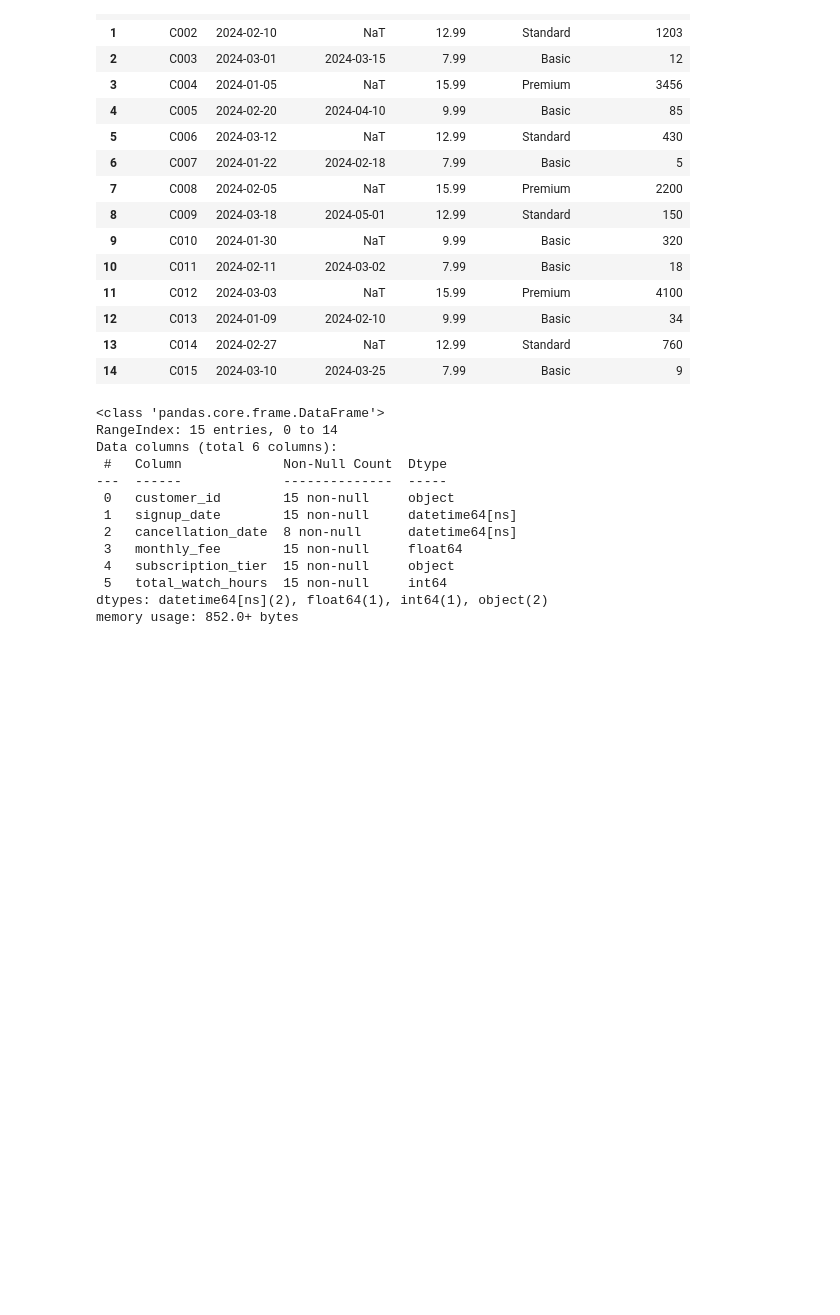
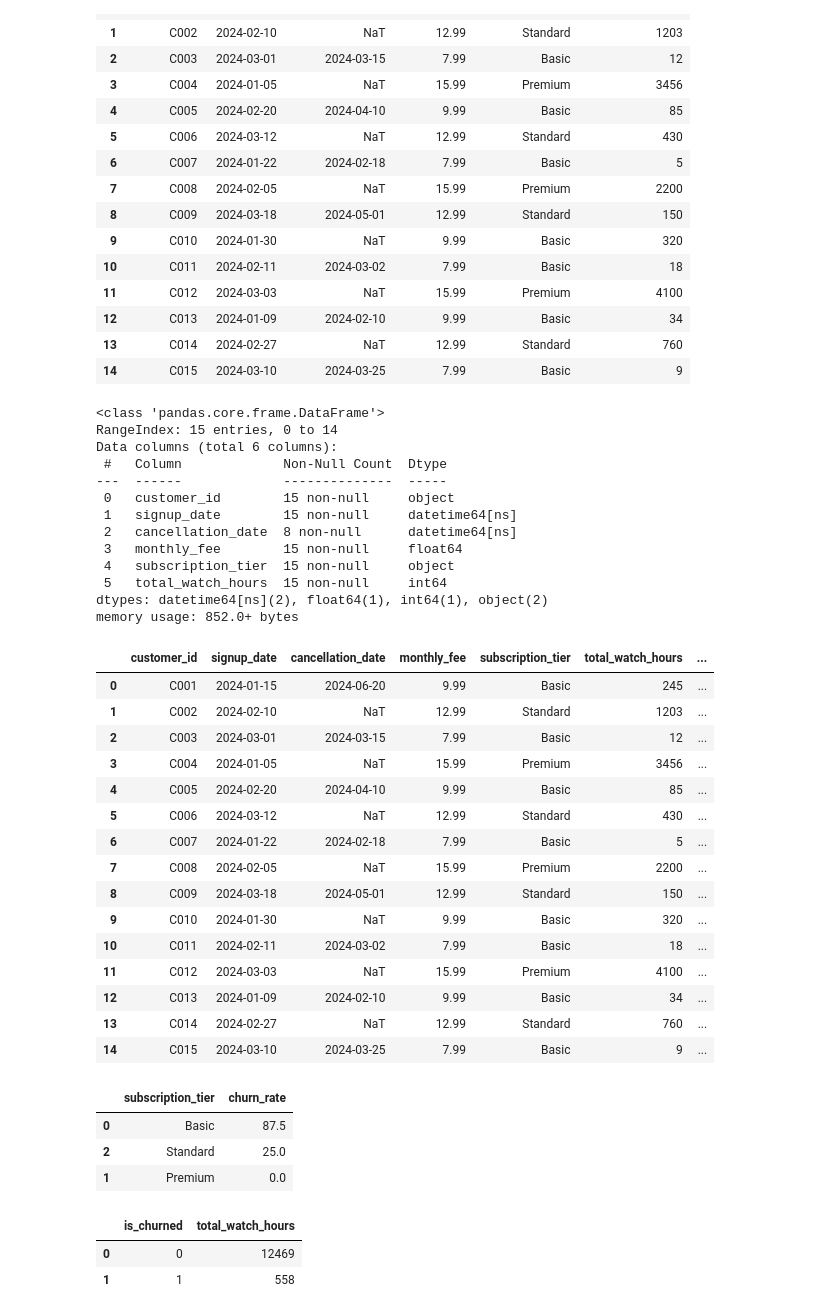
Before and after one commit to Alok-Senapati/Masai-IITP-AIML-Assignments, a Jupyter notebook: Assignment18.ipynb, the cells around one changed output. Cells and saved outputs as stored; diff of their text form; code cells hidden in the pictures; blank space fills up the shorter version.

```diff
--- a/Assignment18.ipynb
+++ b/Assignment18.ipynb
@@ -96,3 +96,47 @@ Data columns (total 6 columns):
  5   total_watch_hours  15 non-null     int64
 dtypes: datetime64[ns](2), float64(1), int64(1), object(2)
 memory usage: 852.0+ bytes
+# %%
+## Part 2 - Indicate a churn indicator
+customer_data['is_churned'] = customer_data['cancellation_date'].notna().astype('int')
+customer_data
+# %% [output]
+|  | customer_id | signup_date | cancellation_date | monthly_fee | subscription_tier | total_watch_hours | ... |
+| 0 | C001 | 2024-01-15 | 2024-06-20 | 9.99 | Basic | 245 | ... |
+| 1 | C002 | 2024-02-10 | NaT | 12.99 | Standard | 1203 | ... |
+| 2 | C003 | 2024-03-01 | 2024-03-15 | 7.99 | Basic | 12 | ... |
+| 3 | C004 | 2024-01-05 | NaT | 15.99 | Premium | 3456 | ... |
+| 4 | C005 | 2024-02-20 | 2024-04-10 | 9.99 | Basic | 85 | ... |
+| 5 | C006 | 2024-03-12 | NaT | 12.99 | Standard | 430 | ... |
+| 6 | C007 | 2024-01-22 | 2024-02-18 | 7.99 | Basic | 5 | ... |
+| 7 | C008 | 2024-02-05 | NaT | 15.99 | Premium | 2200 | ... |
+| 8 | C009 | 2024-03-18 | 2024-05-01 | 12.99 | Standard | 150 | ... |
+| 9 | C010 | 2024-01-30 | NaT | 9.99 | Basic | 320 | ... |
+| 10 | C011 | 2024-02-11 | 2024-03-02 | 7.99 | Basic | 18 | ... |
+| 11 | C012 | 2024-03-03 | NaT | 15.99 | Premium | 4100 | ... |
+| 12 | C013 | 2024-01-09 | 2024-02-10 | 9.99 | Basic | 34 | ... |
+| 13 | C014 | 2024-02-27 | NaT | 12.99 | Standard | 760 | ... |
+| 14 | C015 | 2024-03-10 | 2024-03-25 | 7.99 | Basic | 9 | ... |
+# %%
+## Part 3 - Calculate churn rate by subscription tier
+churn_rate = customer_data.groupby('subscription_tier')['is_churned'].agg(
+    churned_customers='sum',
+    total_customers='count'
+).assign(
+    churn_rate_pct = lambda x: x['churned_customers'] / x['total_customers'] * 100
+).reset_index().sort_values(
+    'churn_rate_pct', ascending=False
+)[['subscription_tier', 'churn_rate_pct']]
+churn_rate
+# %% [output]
+|  | subscription_tier | churn_rate |
+| 0 | Basic | 87.5 |
+| 2 | Standard | 25.0 |
+| 1 | Premium | 0.0 |
+# %%
+## Part 4 - Identify a pattern
+customer_data.groupby('is_churned')['total_watch_hours'].sum().reset_index()
+# %% [output]
+|  | is_churned | total_watch_hours |
+| 0 | 0 | 12469 |
+| 1 | 1 | 558 |
```
Also changed, not shown: parts of 1 cell of this notebook.
